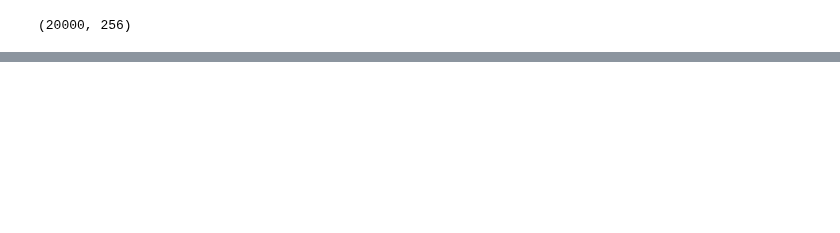
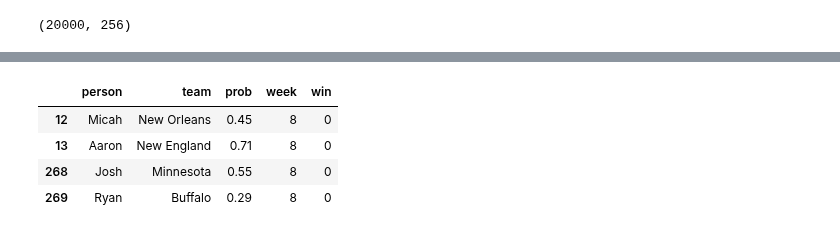
Before and after one commit to rytido/justfun, a Jupyter notebook: WinsPool.ipynb, the cells around one changed output, grey strips where cells are left out. Drawn from its saved outputs; the diff is of its cells as text; code cells hidden in the pictures; blank space fills up the shorter version.

```diff
--- a/WinsPool.ipynb
+++ b/WinsPool.ipynb
@@ -312,3 +312,12 @@ open("report.txt", "w").write(text)
+# %%
+# games left for given week
+df_union[(df_union.prob!=0) & (df_union.prob!=1) & (df_union.week==8)]
+# %% [output]
+|  | person | team | prob | week | win |
+| 12 | Micah | New Orleans | 0.45 | 8 | 0 |
+| 13 | Aaron | New England | 0.71 | 8 | 0 |
+| 268 | Josh | Minnesota | 0.55 | 8 | 0 |
+| 269 | Ryan | Buffalo | 0.29 | 8 | 0 |
 # %%
 # scores by week
 df_totals = df_union[(df_union.prob==0) | (df_union.prob==1)].groupby(['week', 'person']).sum().reset_index()
```
Also changed, not shown: parts of 10 cells of this notebook, 4 other files.
